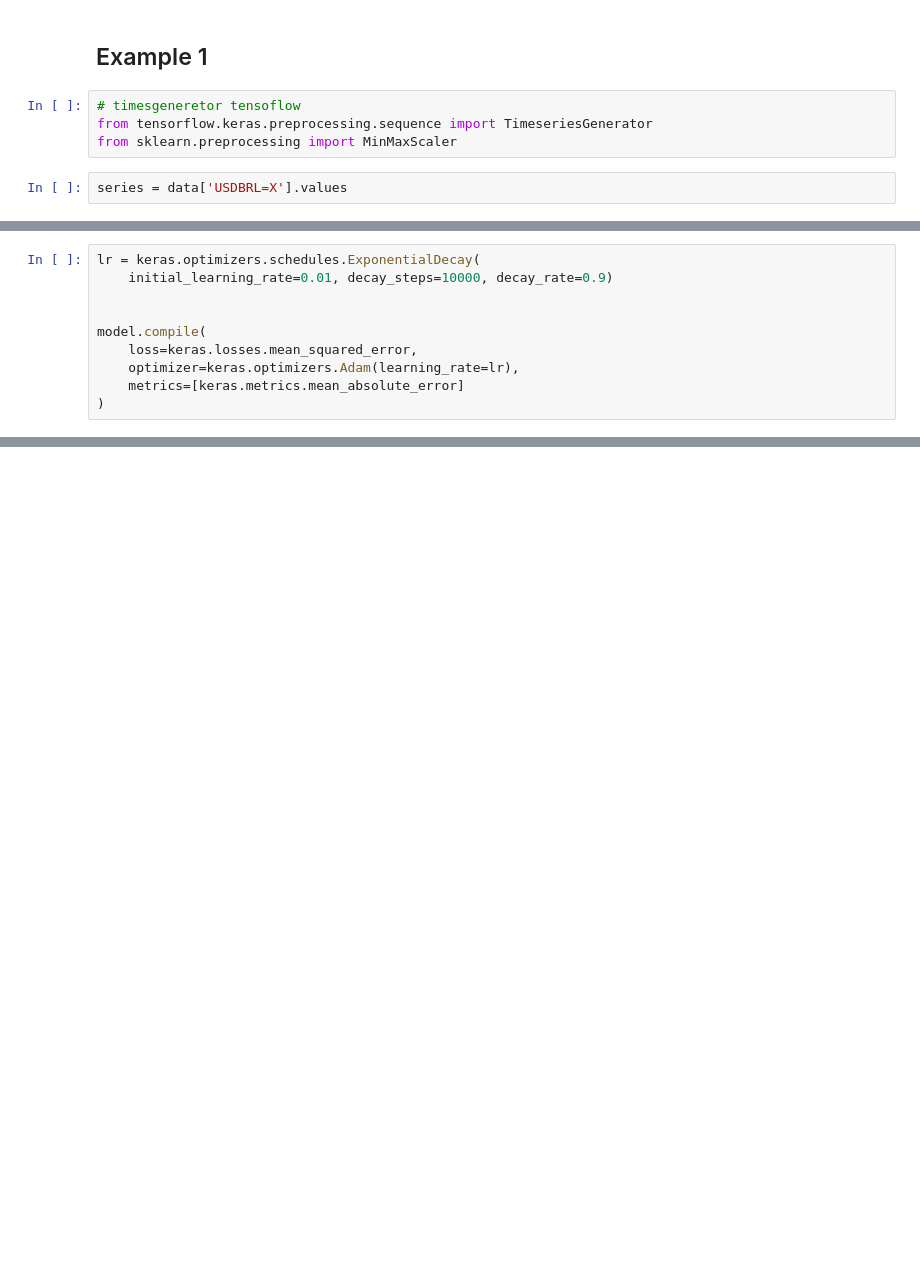
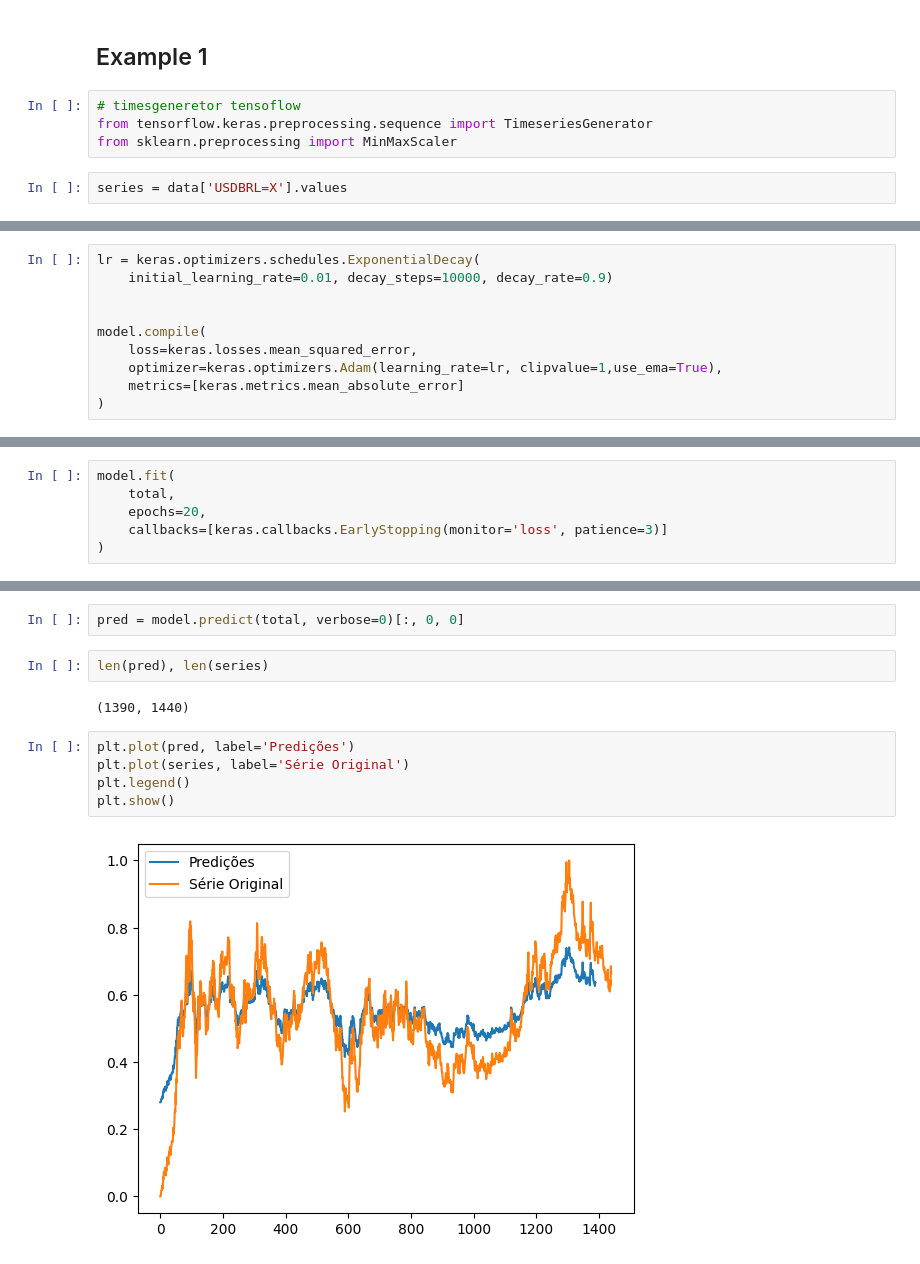
Before and after one commit to kaladabrio2020/livro-aprendizado-de-maquina-sklearn-keras-tf, a Jupyter notebook: Parte II-Redes Neurais e Aprendizado Profundo/Capítulo 15 - Series Temporais/exemplos.ipynb, the cells around one changed output, grey strips where cells are left out. Saved outputs shown, nothing was run; the diff lists cells and outputs as text; blank space fills up the shorter version.

```diff
--- a/Parte II-Redes Neurais e Aprendizado Profundo/Capítulo 15 - Series Temporais/exemplos.ipynb
+++ b/Parte II-Redes Neurais e Aprendizado Profundo/Capítulo 15 - Series Temporais/exemplos.ipynb
@@ -113,7 +121,7 @@ lr = keras.optimizers.schedules.ExponentialDecay(
 
 model.compile(
     loss=keras.losses.mean_squared_error,
-    optimizer=keras.optimizers.Adam(learning_rate=lr),
+    optimizer=keras.optimizers.Adam(learning_rate=lr, clipvalue=1,use_ema=True),
     metrics=[keras.metrics.mean_absolute_error]
 )
 # %%
@@ -172,0 +204,6 @@ plt.show()
+# %%
+model.fit(
+    total,
+    epochs=20,
+    callbacks=[keras.callbacks.EarlyStopping(monitor='loss', patience=3)]
+)
@@ -172,0 +222,13 @@ plt.show()
+# %%
+pred = model.predict(total, verbose=0)[:, 0, 0]
+# %%
+len(pred), len(series)
+# %% [output]
+(1390, 1440)
+# %%
+plt.plot(pred, label='Predições')
+plt.plot(series, label='Série Original')
+plt.legend()
+plt.show()
+# %% [output]
+[figure, added]
```
Also changed, not shown: parts of 16 cells of this notebook.
